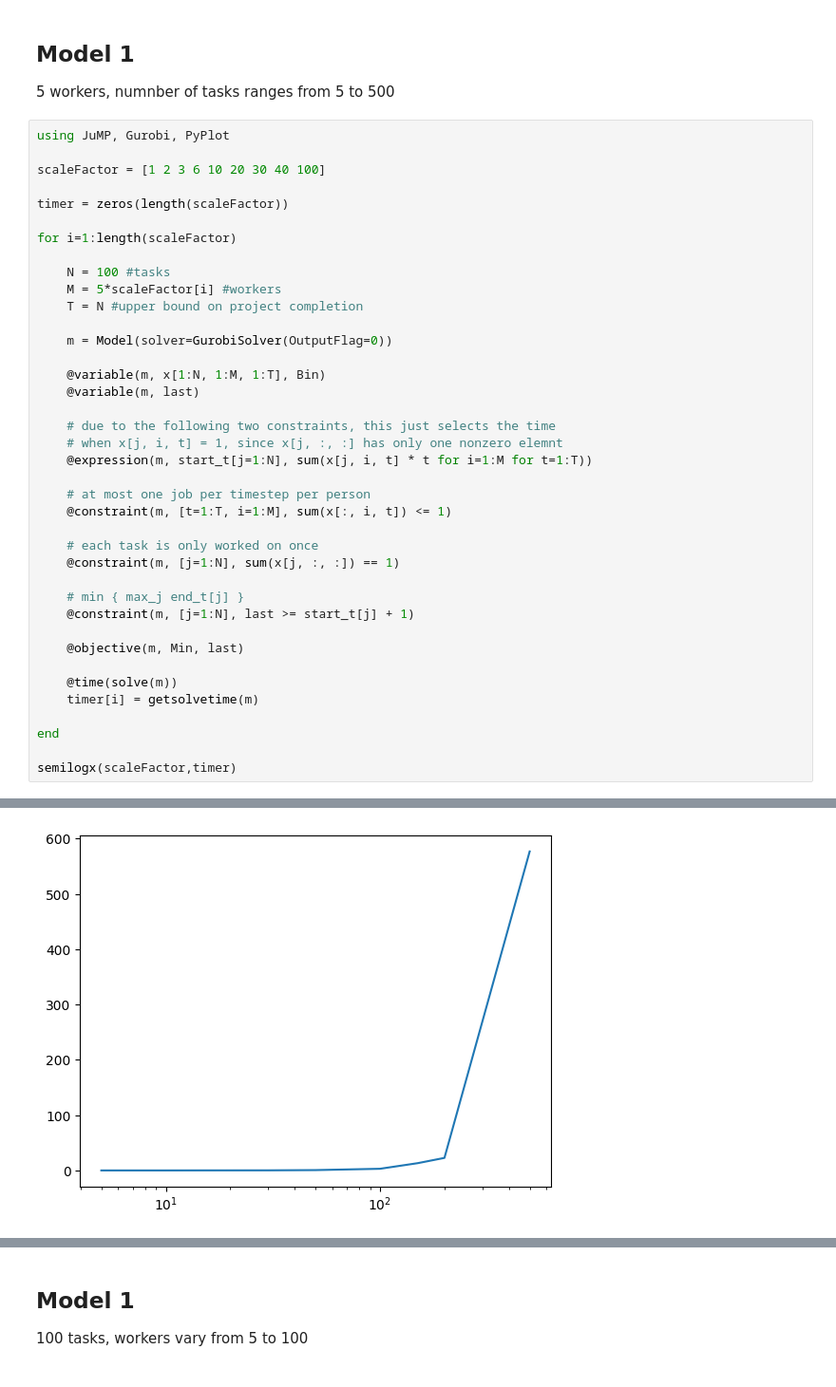
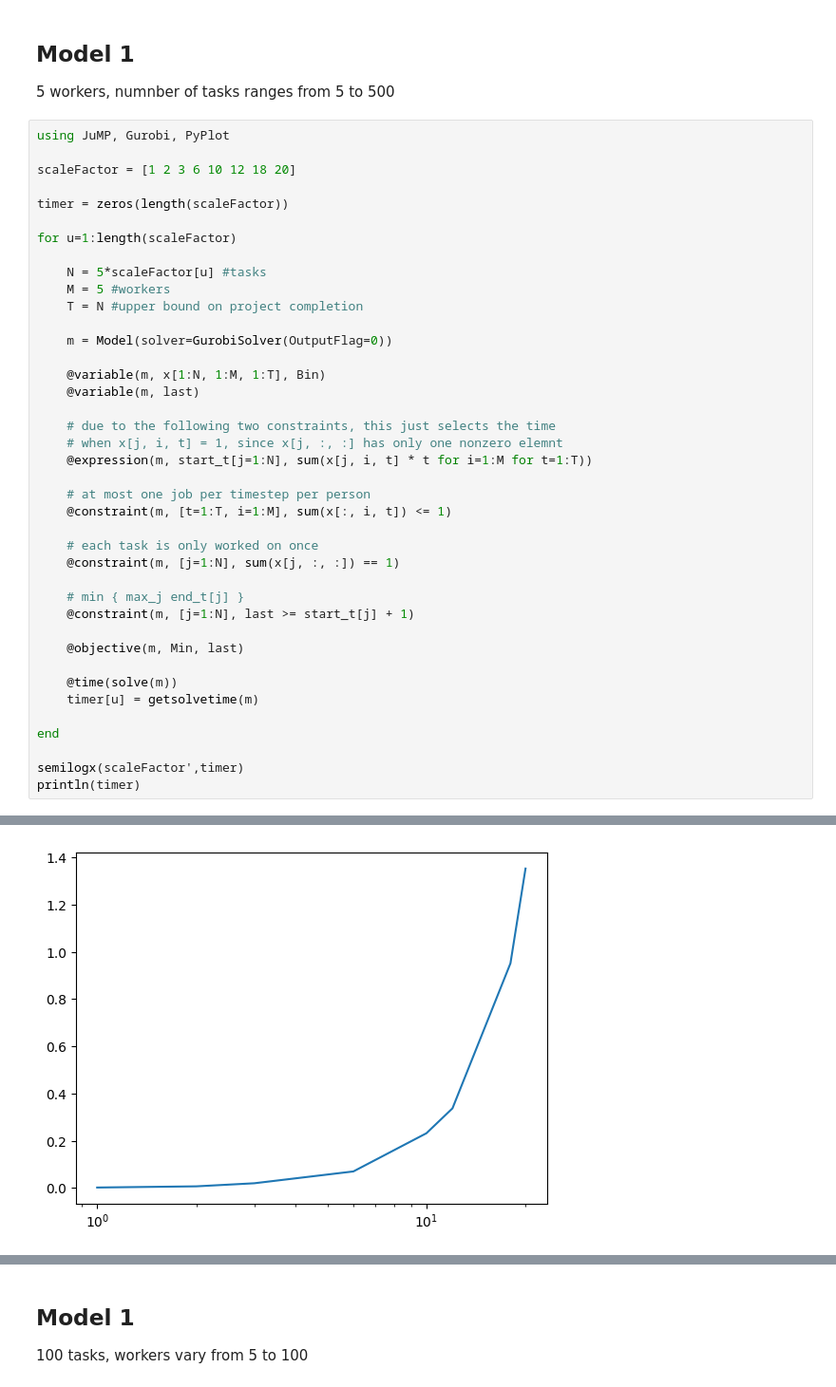
Before and after one commit to erinzm/ece524project, a Jupyter notebook: Timing Models.ipynb, the cells around one changed output, grey strips where cells are left out. Shown at 95% size. Cells and saved outputs as stored; diff of their text form.

Commit message:
Timing Models with graphs in outputs

```diff
--- a/Timing Models.ipynb
+++ b/Timing Models.ipynb
@@ -5,14 +5,14 @@
 # %%
 using JuMP, Gurobi, PyPlot
 
-scaleFactor = [1 2 3 6 10 20 30 40 100]
+scaleFactor = [1 2 3 6 10 12 18 20]
 
 timer = zeros(length(scaleFactor))
 
-for i=1:length(scaleFactor)
+for u=1:length(scaleFactor)
 
-    N = 100 #tasks
-    M = 5*scaleFactor[i] #workers
+    N = 5*scaleFactor[u] #tasks
+    M = 5 #workers
     T = N #upper bound on project completion
 
     m = Model(solver=GurobiSolver(OutputFlag=0))
@@ -36,10 +36,11 @@ for i=1:length(scaleFactor)
     @objective(m, Min, last)
 
     @time(solve(m))
-    timer[i] = getsolvetime(m)
+    timer[u] = getsolvetime(m)
 
 end
 
-semilogx(scaleFactor,timer)
+semilogx(scaleFactor',timer)
+println(timer)
 # %% [output]
 Academic license - for non-commercial use only
@@ -61,2 +60,2 @@ Academic license - for non-commercial use only
-[figure, old version]
+[figure, new version]
 Academic license - for non-commercial use only
```
Also changed, not shown: parts of 6 cells of this notebook.
